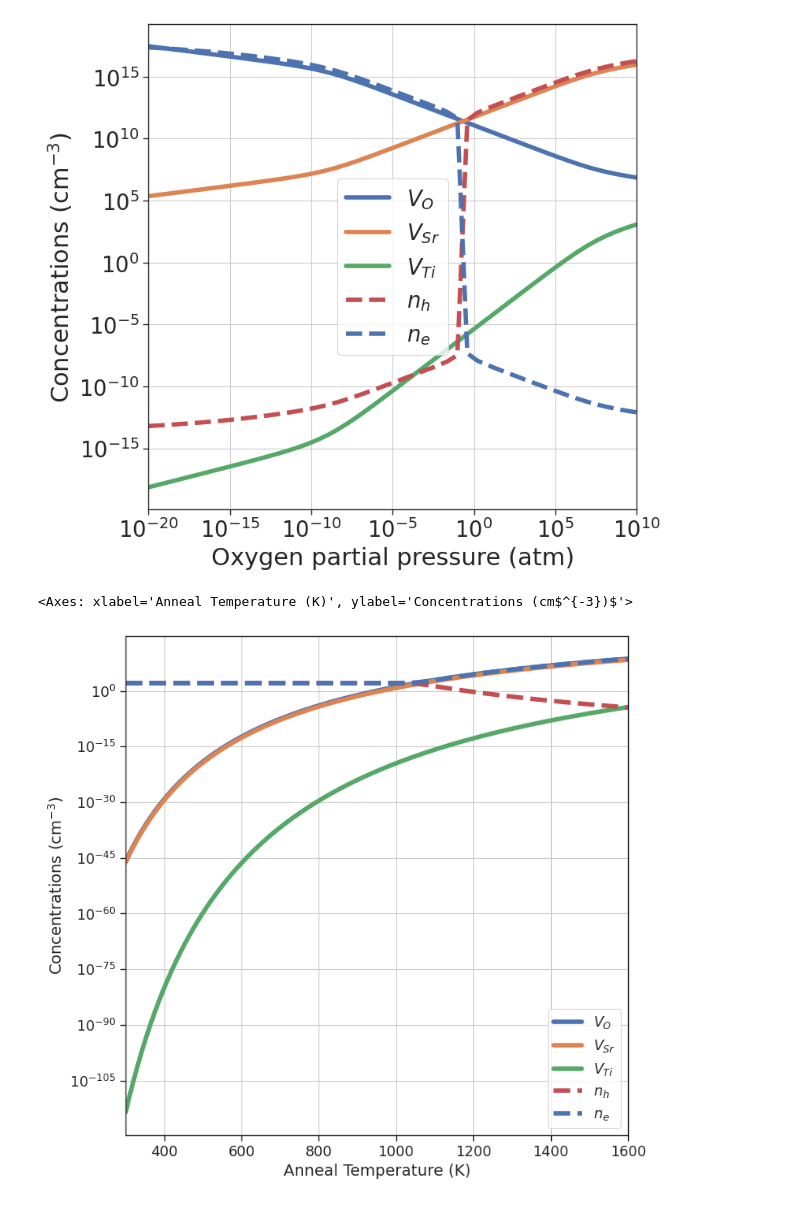
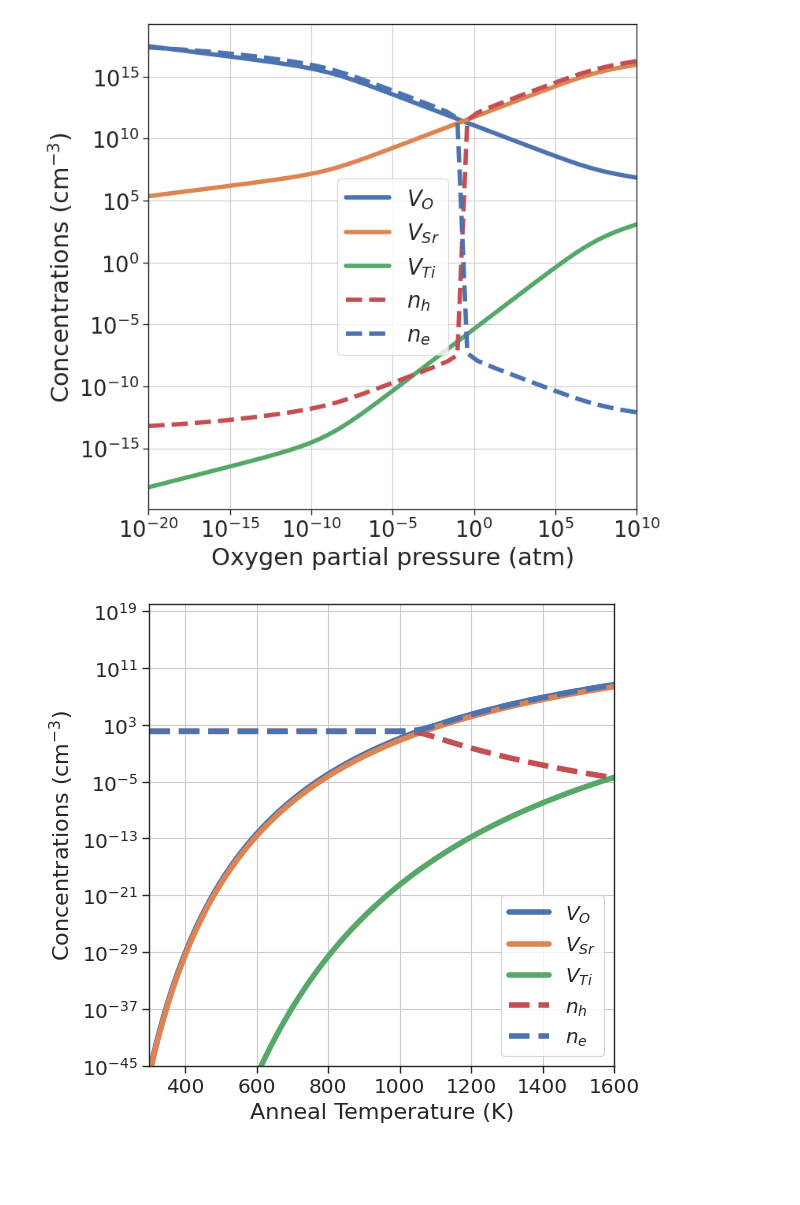
Before and after one commit to lorenzo-villa-hub/defermi, a Jupyter notebook: tutorials/plotter.ipynb, the cells around one changed output. Saved outputs shown, nothing was run; the diff lists cells and outputs as text; code cells hidden in the pictures; blank space fills up the shorter version.

```diff
--- a/tutorials/plotter.ipynb
+++ b/tutorials/plotter.ipynb
@@ -163,21 +163,28 @@ da_int.plot_brouwer_diagram(bulk_dos=bulk_dos,temperature=1300,quench_temperatur
 # %%
 from defermi.thermodynamics import DefectThermodynamics, ThermoData
 import numpy as np
 
 dt = DefectThermodynamics(defects_analysis=da_int,bulk_dos=bulk_dos)
 T_lim = (300,1600)
 temperatures = np.linspace(T_lim[0],T_lim[1],100)
 defect_concentrations = []
 carrier_concentrations = []
 for T in temperatures:
     tdata = dt.get_single_point_quenched_thermodata(chemical_potentials=chempots,initial_temperature=T,final_temperature=300)
     defect_concentrations.append(tdata.defect_concentrations)
     carrier_concentrations.append(tdata.carrier_concentrations)
 
 
 from defermi.plotter import plot_x_vs_concentrations
 
-plot_x_vs_concentrations(x=temperatures,xlabel='Anneal Temperature (K)', defect_concentrations=defect_concentrations,carrier_concentrations=carrier_concentrations,xlim=T_lim)
+plot_x_vs_concentrations(
+            x=temperatures,
+            xlabel='Anneal Temperature (K)',
+            defect_concentrations=defect_concentrations,
+            carrier_concentrations=carrier_concentrations,
+            xlim=T_lim,
+            ylim=(1e-45,1e20),
+            figsize=(6,6),
+            fontsize=16);
 # %% [output]
-<Axes: xlabel='Anneal Temperature (K)', ylabel='Concentrations (cm$^{-3})$'>
-[figure, old version]
+[figure, new version]
```
Also changed, not shown: 1 other file.
